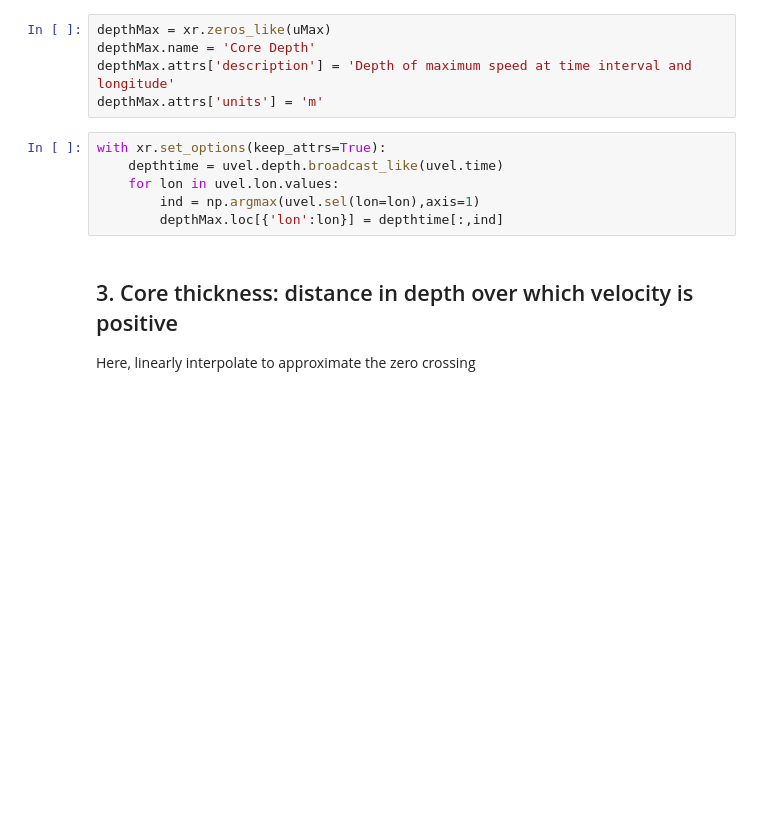
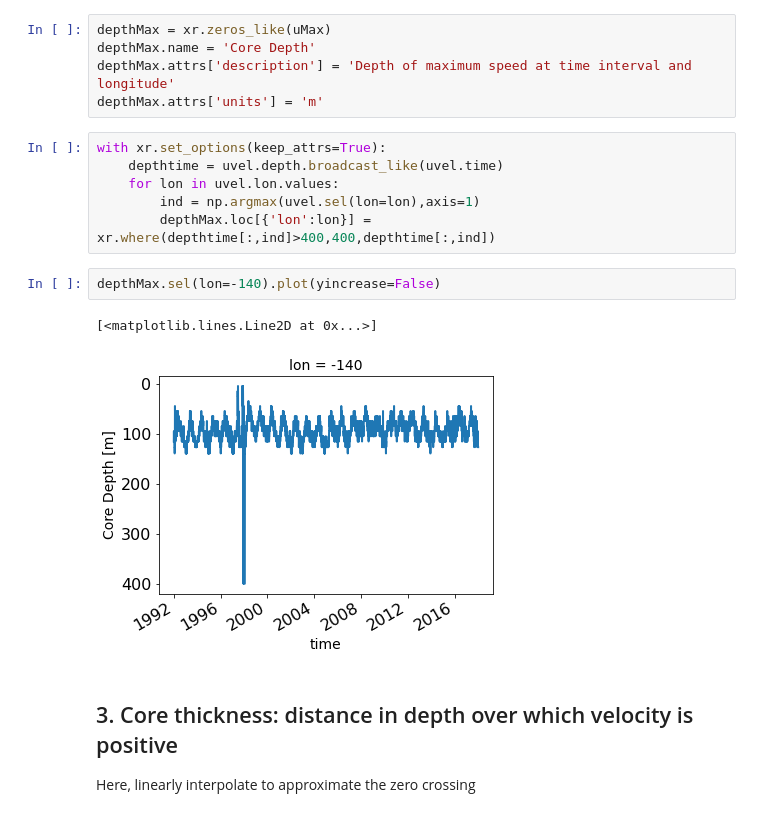
Before and after one commit to timothyas/eccov4-euc, a Jupyter notebook: notebooks/calc_ecco_etpw_corespeed.ipynb, the cells around one changed output. Drawn from its saved outputs; the diff is of its cells as text; blank space fills up the shorter version.

```diff
--- a/notebooks/calc_ecco_etpw_corespeed.ipynb
+++ b/notebooks/calc_ecco_etpw_corespeed.ipynb
@@ -26,7 +33,12 @@ with xr.set_options(keep_attrs=True):
     depthtime = uvel.depth.broadcast_like(uvel.time)
     for lon in uvel.lon.values:
         ind = np.argmax(uvel.sel(lon=lon),axis=1)
-        depthMax.loc[{'lon':lon}] = depthtime[:,ind]
+        depthMax.loc[{'lon':lon}] = xr.where(depthtime[:,ind]>400,400,depthtime[:,ind])
+# %%
+depthMax.sel(lon=-140).plot(yincrease=False)
+# %% [output]
+[<matplotlib.lines.Line2D at 0x...>]
+[figure, added]
 # %% [markdown]
 ## 3. Core thickness: distance in depth over which velocity is positive
 
```
Also changed, not shown: parts of 12 cells of this notebook, 1 other file.
